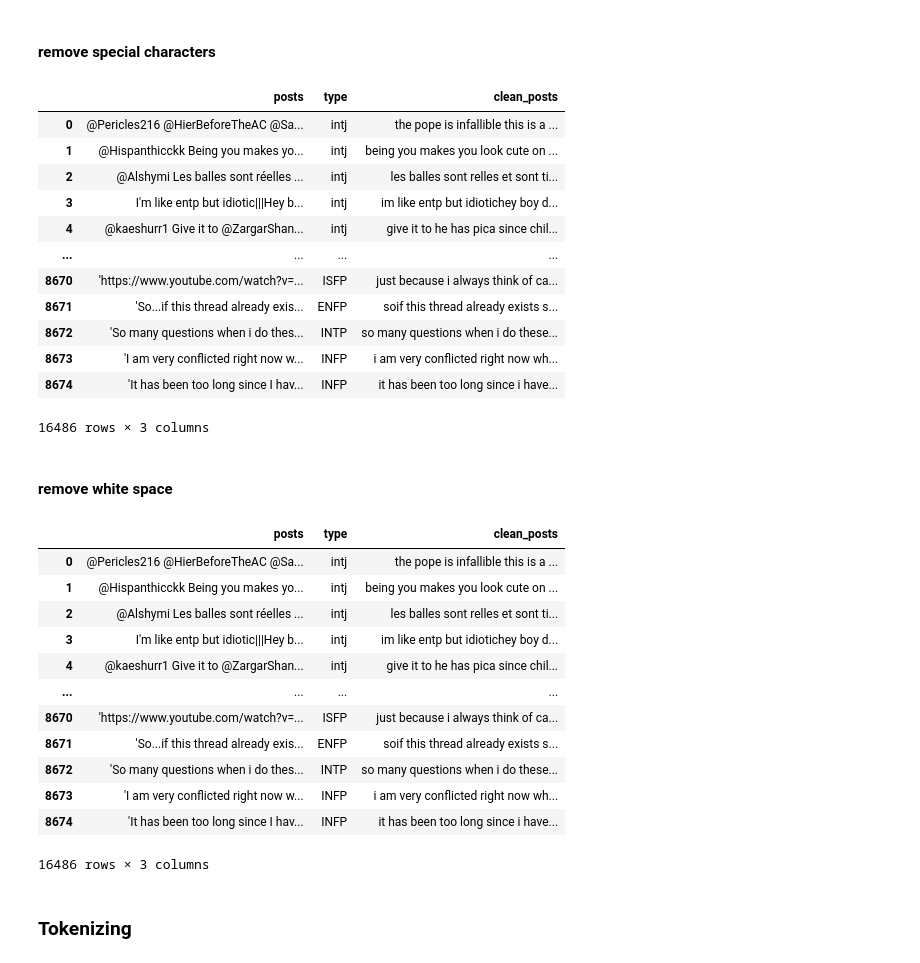
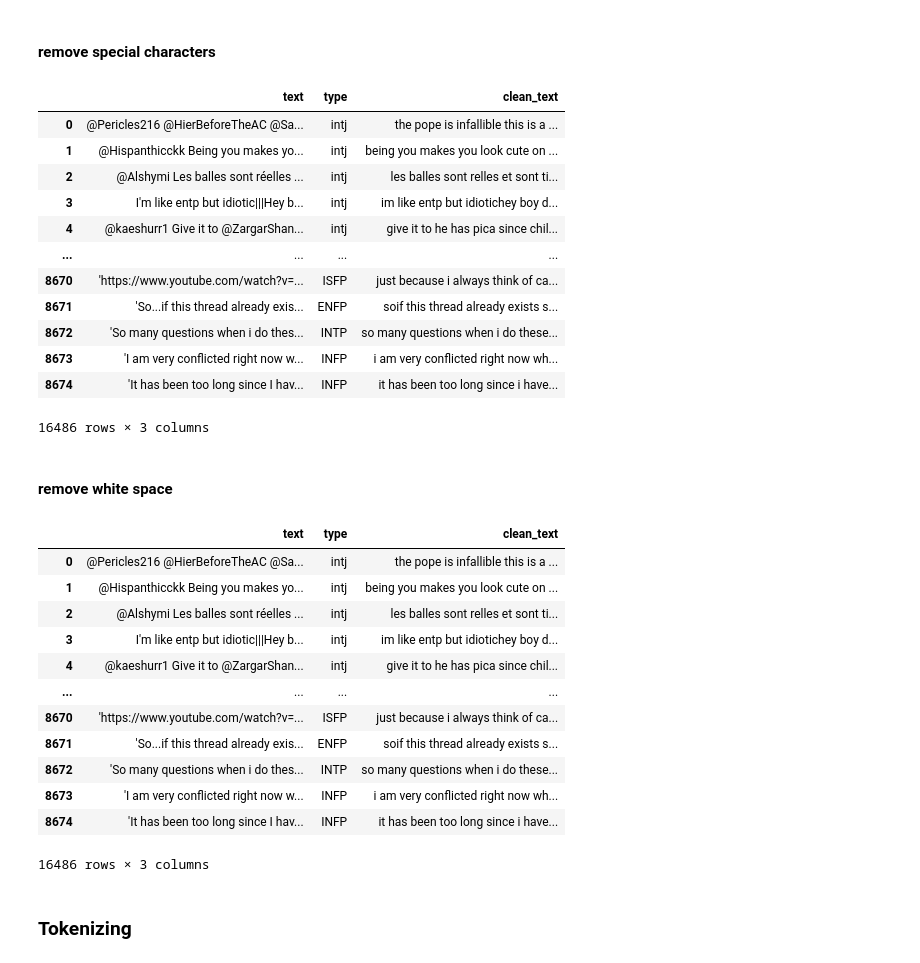
Before and after one commit to MattCarland/post2personality, a Jupyter notebook: notebooks/Preprocessing-part1.ipynb, the cells around one changed output. Cells and saved outputs as stored; diff of their text form; code cells hidden in the pictures.

```diff
--- a/notebooks/Preprocessing-part1.ipynb
+++ b/notebooks/Preprocessing-part1.ipynb
@@ -129,6 +130,6 @@ def remove_urls(data):
 
     return data
 # %%
-combined_df['clean_posts'] = combined_df['posts'].apply(remove_urls)
+combined_df['clean_text'] = combined_df['text'].apply(remove_urls)
 combined_df
 # %% [output]
@@ -152,6 +153,6 @@ def remove_handles(data):
     data = re.sub(r'@\w+', '', data)
     return data
 # %%
-combined_df['clean_posts'] = combined_df['clean_posts'].apply(remove_handles)
+combined_df['clean_text'] = combined_df['clean_text'].apply(remove_handles)
 combined_df
 # %% [output]
@@ -180,6 +181,6 @@ def punctuation(data):
             data = data.replace(punctuation, '')
     return data
 # %%
-combined_df['clean_posts'] = combined_df['clean_posts'].apply(punctuation)
+combined_df['clean_text'] = combined_df['clean_text'].apply(punctuation)
 combined_df
 # %% [output]
@@ -202,6 +203,6 @@ combined_df
 def lower_case(data):
     return data.lower()
 # %%
-combined_df['clean_posts'] = combined_df['clean_posts'].apply(lower_case)
+combined_df['clean_text'] = combined_df['clean_text'].apply(lower_case)
 combined_df
 # %% [output]
@@ -225,10 +226,10 @@ def remove_special_characters(data):
     data = re.sub(r'[^A-Za-z0-9\s]+', '', data)
     return data
 # %%
-combined_df['clean_posts'] = combined_df['clean_posts'].apply(remove_special_characters)
+combined_df['clean_text'] = combined_df['clean_text'].apply(remove_special_characters)
 combined_df
 # %% [output]
-|  | posts | type | clean_posts |
+|  | text | type | clean_text |
 | 0 | @Pericles216 @HierBeforeTheAC @Sa... | intj | the pope is infallible this is a ... |
 | 1 | @Hispanthicckk Being you makes yo... | intj | being you makes you look cute on ... |
 | 2 | @Alshymi Les balles sont réelles ... | intj | les balles sont relles et sont ti... |
@@ -247,10 +248,10 @@ combined_df
 def white_space(data):
     return data.strip()
 # %%
-combined_df['clean_posts'] = combined_df['clean_posts'].apply(white_space)
+combined_df['clean_text'] = combined_df['clean_text'].apply(white_space)
 combined_df
 # %% [output]
-|  | posts | type | clean_posts |
+|  | text | type | clean_text |
 | 0 | @Pericles216 @HierBeforeTheAC @Sa... | intj | the pope is infallible this is a ... |
 | 1 | @Hispanthicckk Being you makes yo... | intj | being you makes you look cute on ... |
 | 2 | @Alshymi Les balles sont réelles ... | intj | les balles sont relles et sont ti... |
```
Also changed, not shown: parts of 26 cells of this notebook, 3 other files.
